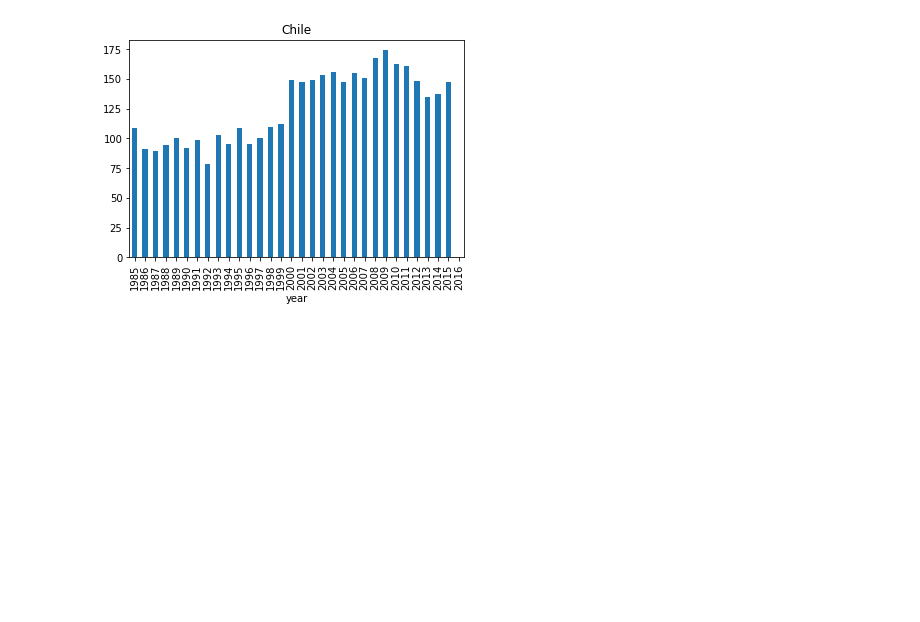
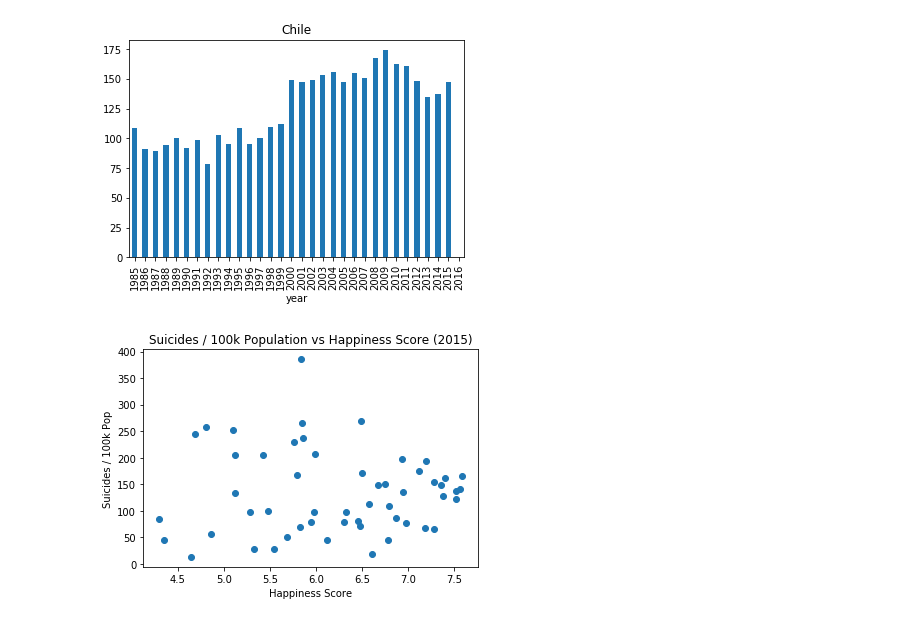
Before and after one commit to poojaphadke/Suicide-rates-and-Happiness-Report, a Jupyter notebook: Code.ipynb, the cells around one changed output. Drawn from its saved outputs; the diff is of its cells as text; code cells hidden in the pictures; blank space fills up the shorter version.

Commit message:
happiness report EDA

```diff
--- a/Code.ipynb
+++ b/Code.ipynb
@@ -149,3 +149,39 @@ df5[country].plot(kind='bar', title=country)
 # %% [output]
 <matplotlib.axes._subplots.AxesSubplot at 0x...>
 [figure]
+# %%
+happiness2015_df = pd.read_csv('2015.csv')
+# %%
+suicide_rates_df = pd.read_csv('master.csv')
+suicide2015_df = suicide_rates_df.loc[suicide_rates_df['year'] == 2015]
+# %%
+happiness_countries = happiness2015_df.Country.values
+suicide_countries = suicide2015_df.country.unique()
+
+countries_intersect = set(suicide_countries).intersection(set(happiness_countries))
+# %%
+happiness_scores = []
+suicides_per_100k = []
+family_scores = []
+freedom_scores = []
+trust_scores = []
+generosity_scores = []
+life_scores = []
+
+for country in countries_intersect:
+  happiness_scores.append(happiness2015_df.loc[happiness2015_df['Country'] == country]['Happiness Score'].sum())
+  suicides_per_100k.append(suicide2015_df.loc[suicide2015_df['country'] == country]['suicides/100k pop'].sum())
+  family_scores.append(happiness2015_df.loc[happiness2015_df['Country'] == country]['Family'].sum())
+  freedom_scores.append(happiness2015_df.loc[happiness2015_df['Country'] == country]['Freedom'].sum())
+  trust_scores.append(happiness2015_df.loc[happiness2015_df['Country'] == country]['Trust (Government Corruption)'].sum())
+  generosity_scores.append(happiness2015_df.loc[happiness2015_df['Country'] == country]['Generosity'].sum())
+  life_scores.append(happiness2015_df.loc[happiness2015_df['Country'] == country]['Health (Life Expectancy)'].sum())
+
+plt.scatter(happiness_scores, suicides_per_100k)
+plt.xlabel('Happiness Score')
+plt.ylabel('Suicides / 100k Pop')
+plt.title('Suicides / 100k Population vs Happiness Score (2015)')
+# plt.savefig('suic_hapscore_2015.png')
+plt.show()
+# %% [output]
+[figure, added]
```
Also changed, not shown: parts of 5 cells of this notebook.
